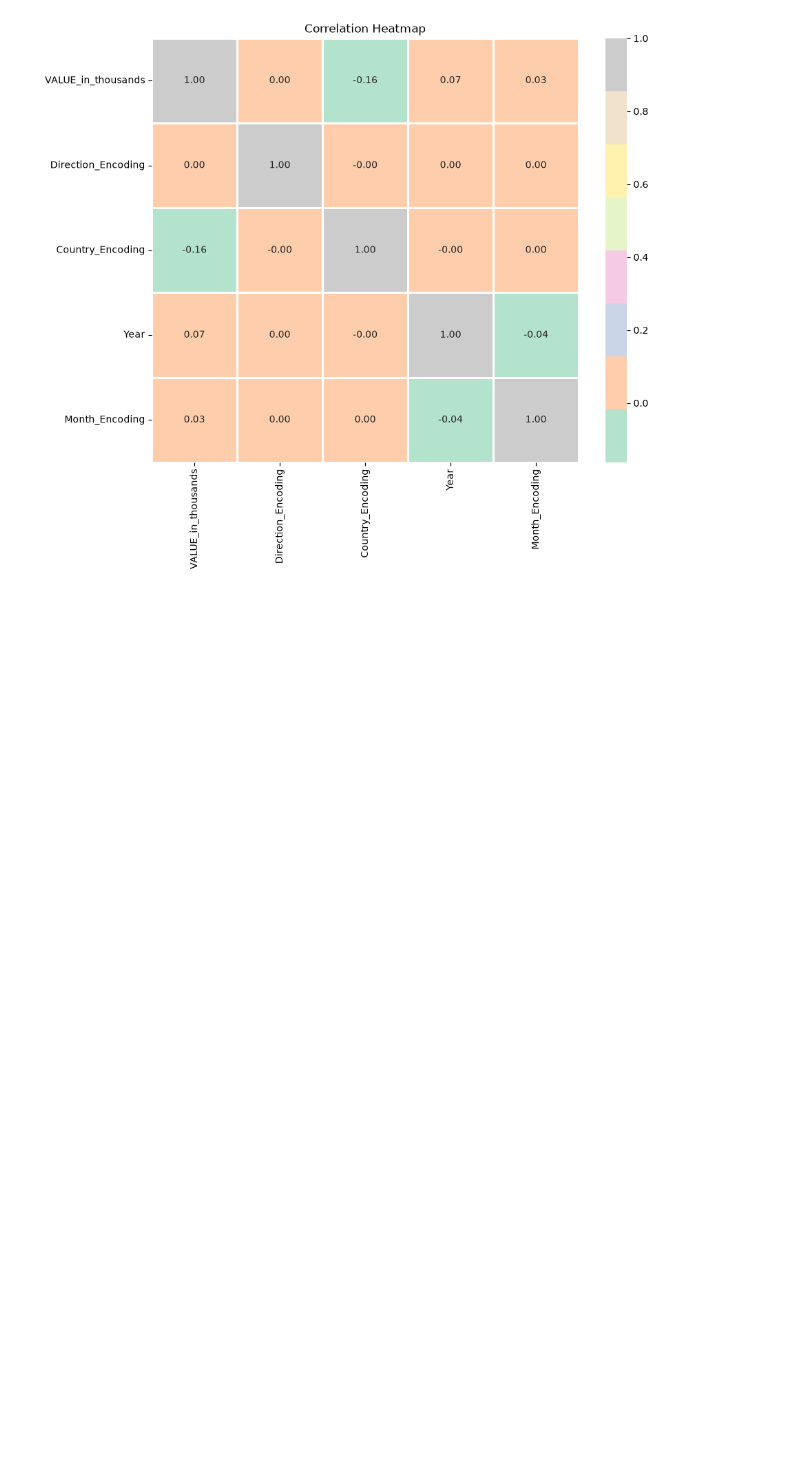
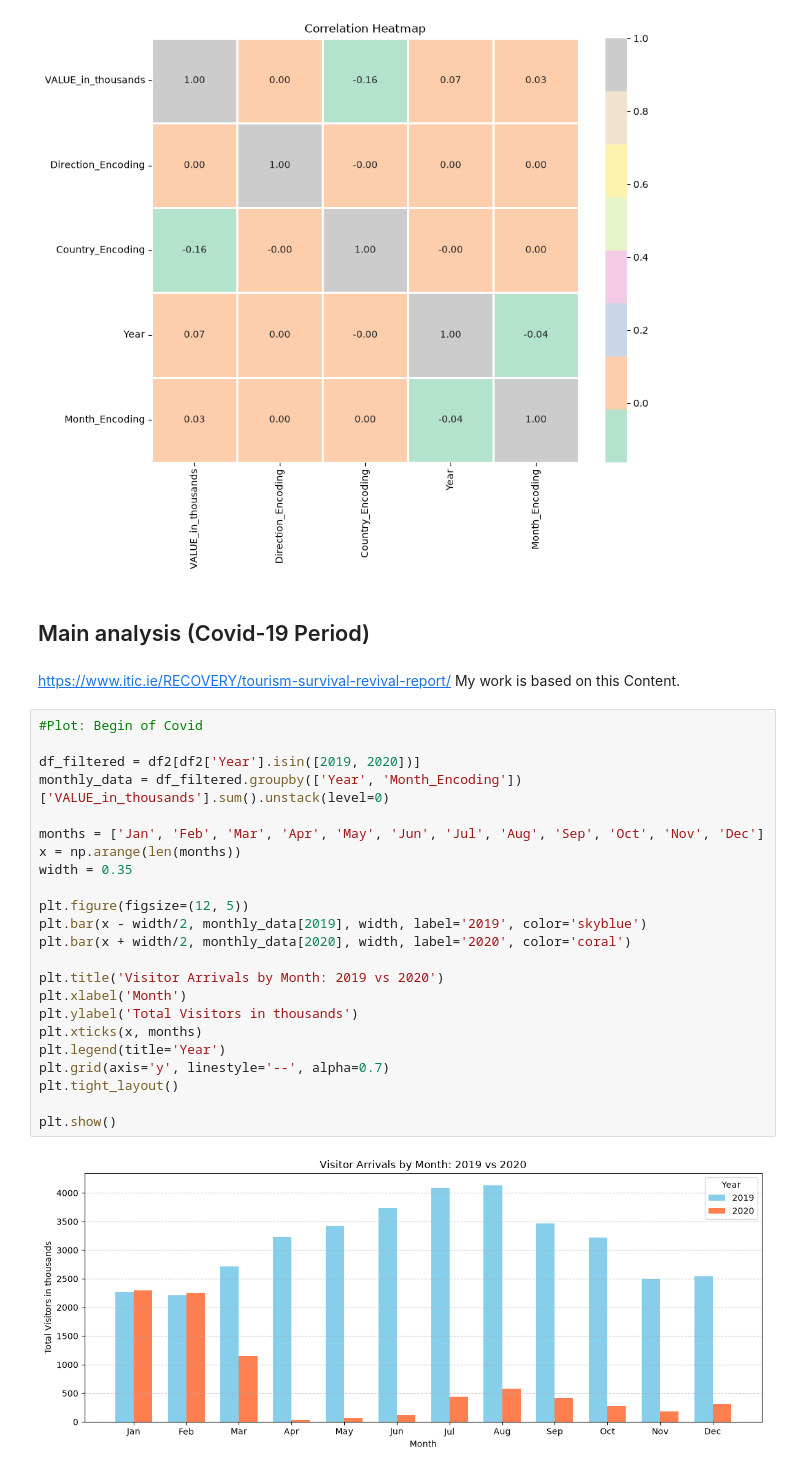
Before and after one commit to CCT-Dublin/CA1--Tourism-in-Ireland--Master-2026.2, a Jupyter notebook: CA1-2026.ipynb, the cells around one changed output. Saved outputs shown, nothing was run; the diff lists cells and outputs as text; blank space fills up the shorter version.

```diff
--- a/CA1-2026.ipynb
+++ b/CA1-2026.ipynb
@@ -501,3 +675,32 @@ plt.title('Correlation Heatmap')
 plt.show()
 # %% [output]
 [figure]
+# %% [markdown]
+## Main analysis (Covid-19 Period)
+# %% [markdown]
+https://www.itic.ie/RECOVERY/tourism-survival-revival-report/ My work is based on this Content.
+# %%
+#Plot: Begin of Covid
+
+df_filtered = df2[df2['Year'].isin([2019, 2020])]
+monthly_data = df_filtered.groupby(['Year', 'Month_Encoding'])['VALUE_in_thousands'].sum().unstack(level=0)
+
+months = ['Jan', 'Feb', 'Mar', 'Apr', 'May', 'Jun', 'Jul', 'Aug', 'Sep', 'Oct', 'Nov', 'Dec']
+x = np.arange(len(months))
+width = 0.35
+
+plt.figure(figsize=(12, 5))
+plt.bar(x - width/2, monthly_data[2019], width, label='2019', color='skyblue')
+plt.bar(x + width/2, monthly_data[2020], width, label='2020', color='coral')
+
+plt.title('Visitor Arrivals by Month: 2019 vs 2020')
+plt.xlabel('Month')
+plt.ylabel('Total Visitors in thousands')
+plt.xticks(x, months)
+plt.legend(title='Year')
+plt.grid(axis='y', linestyle='--', alpha=0.7)
+plt.tight_layout()
+
+plt.show()
+# %% [output]
+[figure, added]
```
Also changed, not shown: parts of 22 cells of this notebook, 1 other file.
